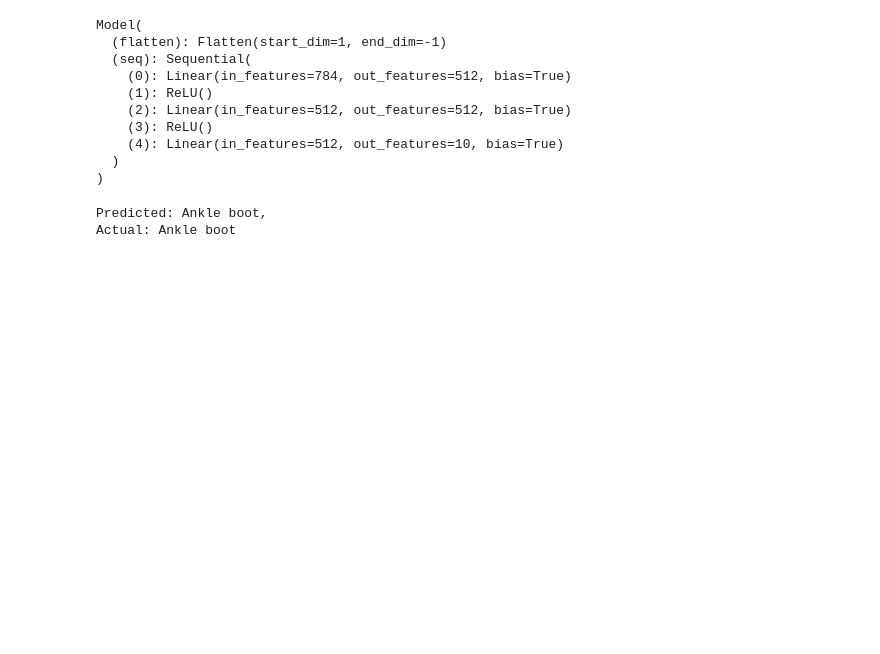
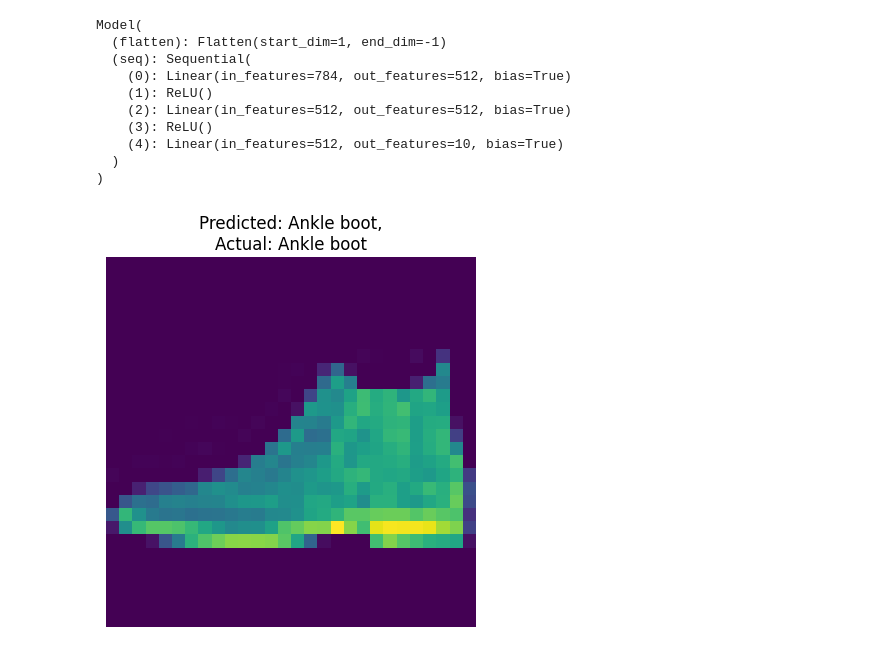
Before and after one commit to lkarjun/workouts-pytorch, a Jupyter notebook: basics/1.quick_start.ipynb, the cells around one changed output. Saved outputs shown, nothing was run; the diff lists cells and outputs as text; code cells hidden in the pictures; blank space fills up the shorter version.

```diff
--- a/basics/1.quick_start.ipynb
+++ b/basics/1.quick_start.ipynb
@@ -217,14 +217,16 @@ Model(
 # %%
 with torch.no_grad():
   x = x.to("cpu")
   pred = model(x)
 
 
   # Get idx of top label
   top_pred_decoded = classes[pred[0].argmax(0)]
   actual = classes[y]
 
-print(f"Predicted: {top_pred_decoded},\nActual: {actual}")
+plt.imshow(x.squeeze(0))
+plt.title(f"Predicted: {top_pred_decoded},\nActual: {actual}")
+plt.axis("ofF")
+plt.show()
 # %% [output]
-Predicted: Ankle boot,
-Actual: Ankle boot
+[figure, added]
```
